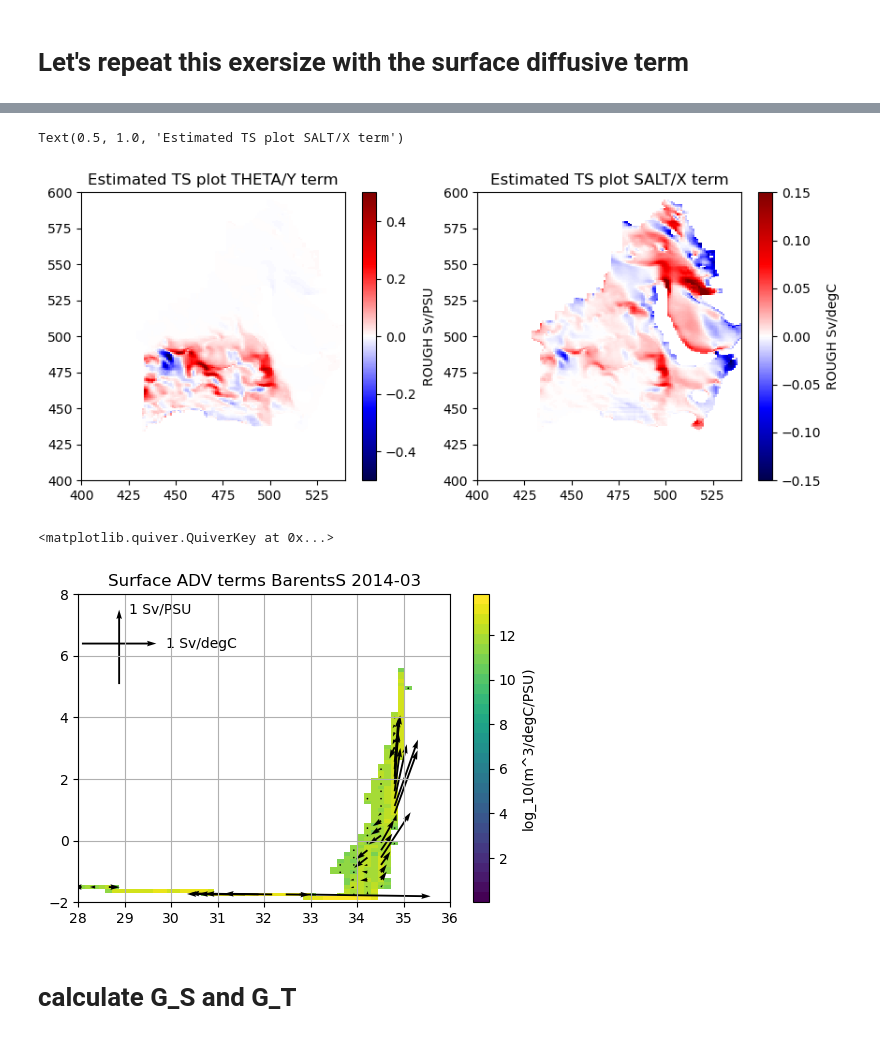
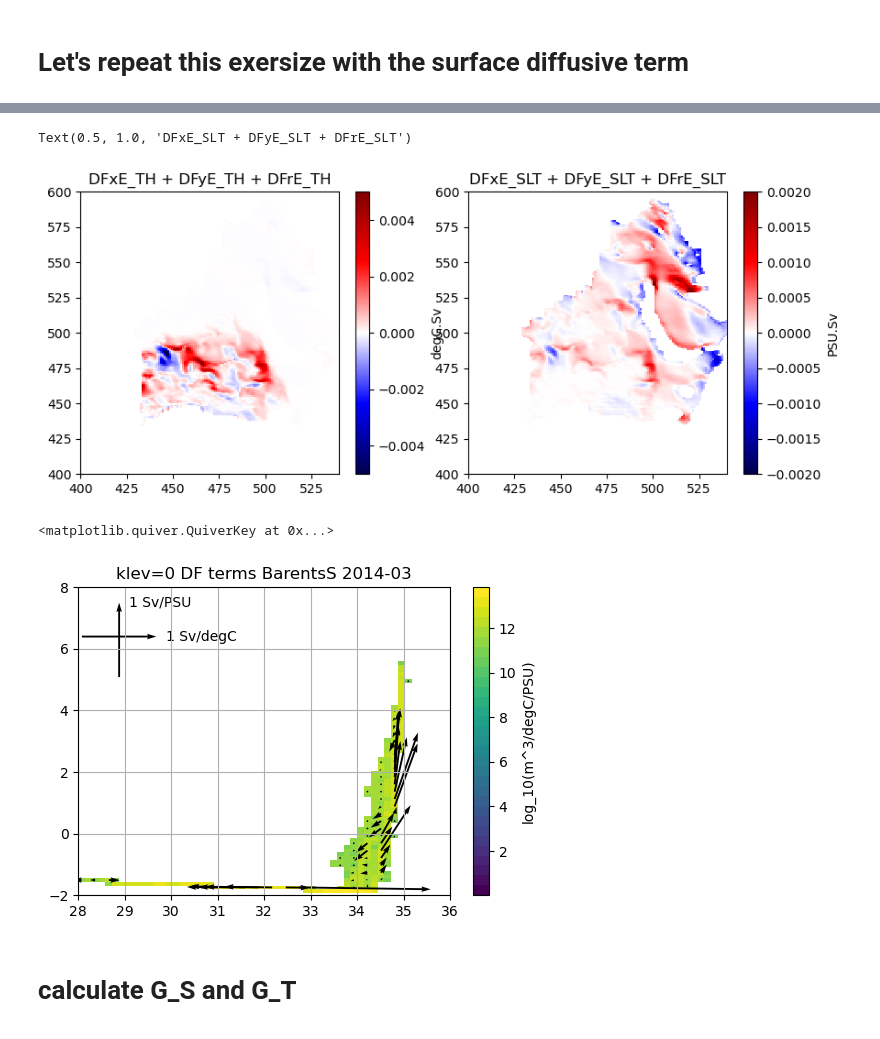
Before and after one commit to margaretmurakami/crios_backups, a Jupyter notebook: ASTE_270/Pemberton/Tendencies/check_adv_surface.ipynb, the cells around one changed output, grey strips where cells are left out. Saved outputs shown, nothing was run; the diff lists cells and outputs as text; code cells hidden in the pictures.

```diff
--- a/ASTE_270/Pemberton/Tendencies/check_adv_surface.ipynb
+++ b/ASTE_270/Pemberton/Tendencies/check_adv_surface.ipynb
@@ -52,6 +52,8 @@ RAC3d.shape
 (50, 1350, 270)
 # %%
 path = "/home/mmurakami/crios_backups/ASTE_270/offline_binning/sample_images/"
+# %%
+klev = 0
 # %%
 
 # read one basin or whole ASTE
@@ -601,23 +666,25 @@ plt.savefig(path + "DFterms_mapview.png",dpi=300)
 # %%
 # what about vector sum because this is hard to look at:
 fig = plt.figure(figsize=(10,4))
 
 ax = plt.subplot(121)
-cb = ax.pcolormesh(((DFxE_THo[1][0]+DFyE_THo[1][0] + (get_aste_tracer(DFrE_TH[1],nfx,nfy)[0]))*1e-6)/.1/.1,cmap='seismic',vmin=-.5,vmax=.5)
-plt.colorbar(cb,label="ROUGH Sv/PSU")
+cb = ax.pcolormesh(((DFxE_THo[1][klev]+DFyE_THo[1][klev] + (get_aste_tracer(DFrE_TH[1],nfx,nfy)[0]))*1e-6),cmap='seismic',vmin=-5e-3,vmax=5e-3)
+plt.colorbar(cb,label="degC.Sv")
 ax.set_xlim(400,540)
 ax.set_ylim(400,600)
-ax.set_title("Estimated TS plot THETA/Y term")
+ax.set_title("DFxE_TH + DFyE_TH + DFrE_TH")
 
 ax = plt.subplot(122)
-cb = ax.pcolormesh(((DFxE_SLTo[1][0] + DFyE_SLTo[1][0] + (get_aste_tracer(DFrE_SLT[1],nfx,nfy)[0]))*1e-6)/.1/.1,cmap='seismic',vmin=-.15,vmax=.15)
-plt.colorbar(cb,label="ROUGH Sv/degC")
+cb = ax.pcolormesh(((DFxE_SLTo[1][klev] + DFyE_SLTo[1][klev] + (get_aste_tracer(DFrE_SLT[1],nfx,nfy)[0]))*1e-6),cmap='seismic',vmin=-2e-3,vmax=2e-3)
+plt.colorbar(cb,label="PSU.Sv")
 ax.set_xlim(400,540)
 ax.set_ylim(400,600)
-ax.set_title("Estimated TS plot SALT/X term")
+ax.set_title("DFxE_SLT + DFyE_SLT + DFrE_SLT")
+
+# plt.savefig(path + "DF_surfaceterms_summed.png", dpi=300)
 # %% [output]
-Text(0.5, 1.0, 'Estimated TS plot SALT/X term')
+Text(0.5, 1.0, 'DFxE_SLT + DFyE_SLT + DFrE_SLT')
-[figure, old version]
+[figure, new version]
 # %%
 # THIS LIKELY NEEDS CHANGING FROM PREVIOUS VERSION
 # we already have distrADVx_SLT and distrADVx_TH, we need to repeat the process for y and z
@@ -699,7 +766,7 @@ cb1 = ax1.pcolormesh(Sbin, Tbin, np.log10(mydata_test_m1), cmap=cmap2, vmin=0.01
 U1, V1 = distr_attr_slt,distr_attr_th/4
 q1 = ax1.quiver(Sbincent[::step,::step], Tbincent[::step,::step], U1[::step,::step], V1[::step,::step], width=0.005,scale=scale)
 plt.colorbar(cb1, label="log_10(m^3/degC/PSU)")
-ax1.set_title("Surface ADV terms " + strb[iB] + " " + datetimes[0].strftime("%Y-%m"))
+ax1.set_title("klev="+ str(klev) + " DF terms " + strb[iB] + " " + datetimes[0].strftime("%Y-%m"))
 ax1.set_xlim(28,36)
 ax1.set_ylim(-2,8)
 ax1.grid()
@@ -714,7 +781,7 @@ ax1.quiverkey(q1, X=0.11, Y=0.95, U=U, label=str(U) + " Sv/PSU", labelpos='E',an
 # plt.savefig(path + "Jterms_Barents_bad.png",dpi=300)
 # %% [output]
 <matplotlib.quiver.QuiverKey at 0x...>
-[figure, old version]
+[figure, new version]
 # %%
 df_distr_attr_th = distr_attr_th.copy()
 df_distr_attr_slt = distr_attr_slt.copy()
```
Also changed, not shown: parts of 100 cells of this notebook, 12 other files.
